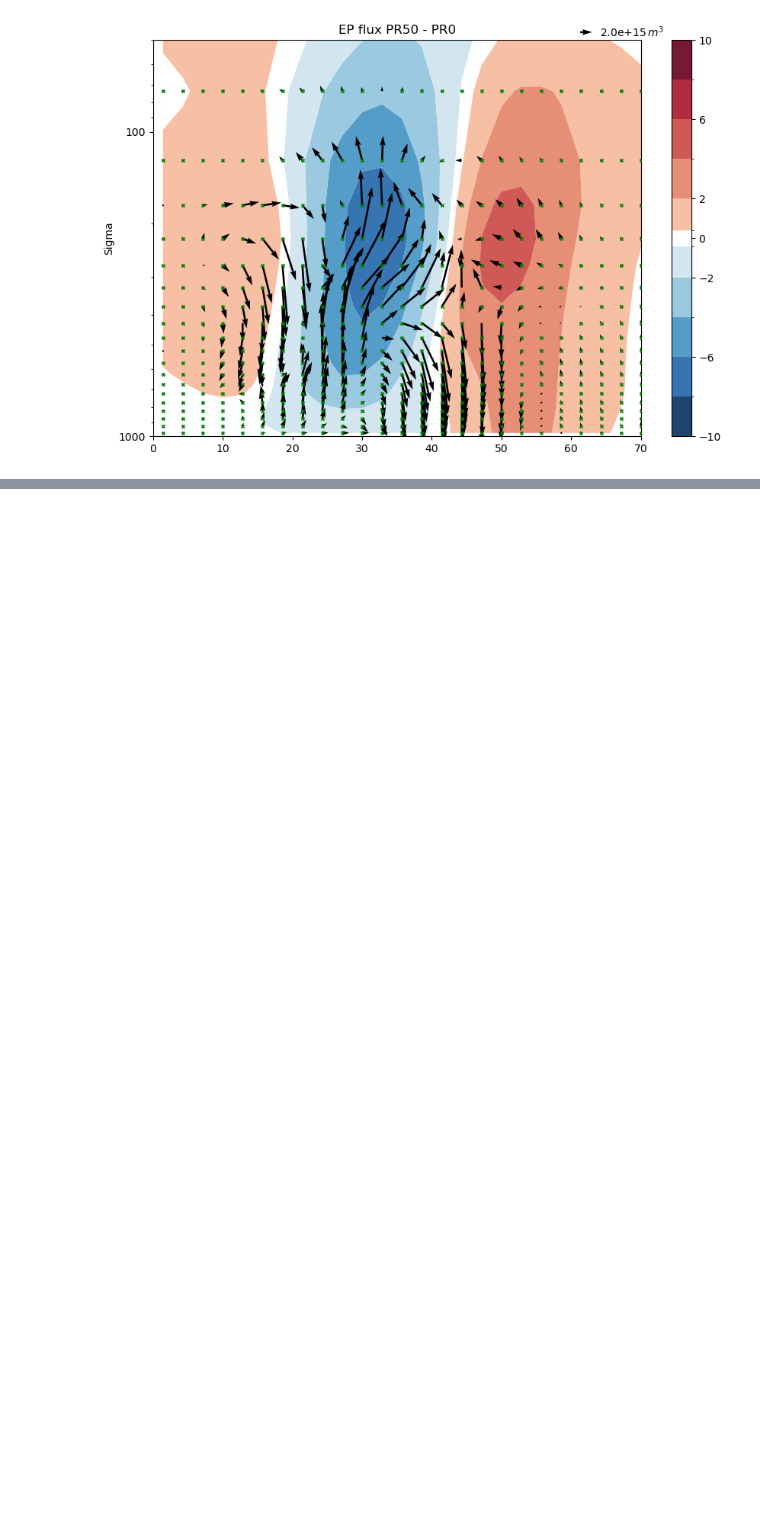
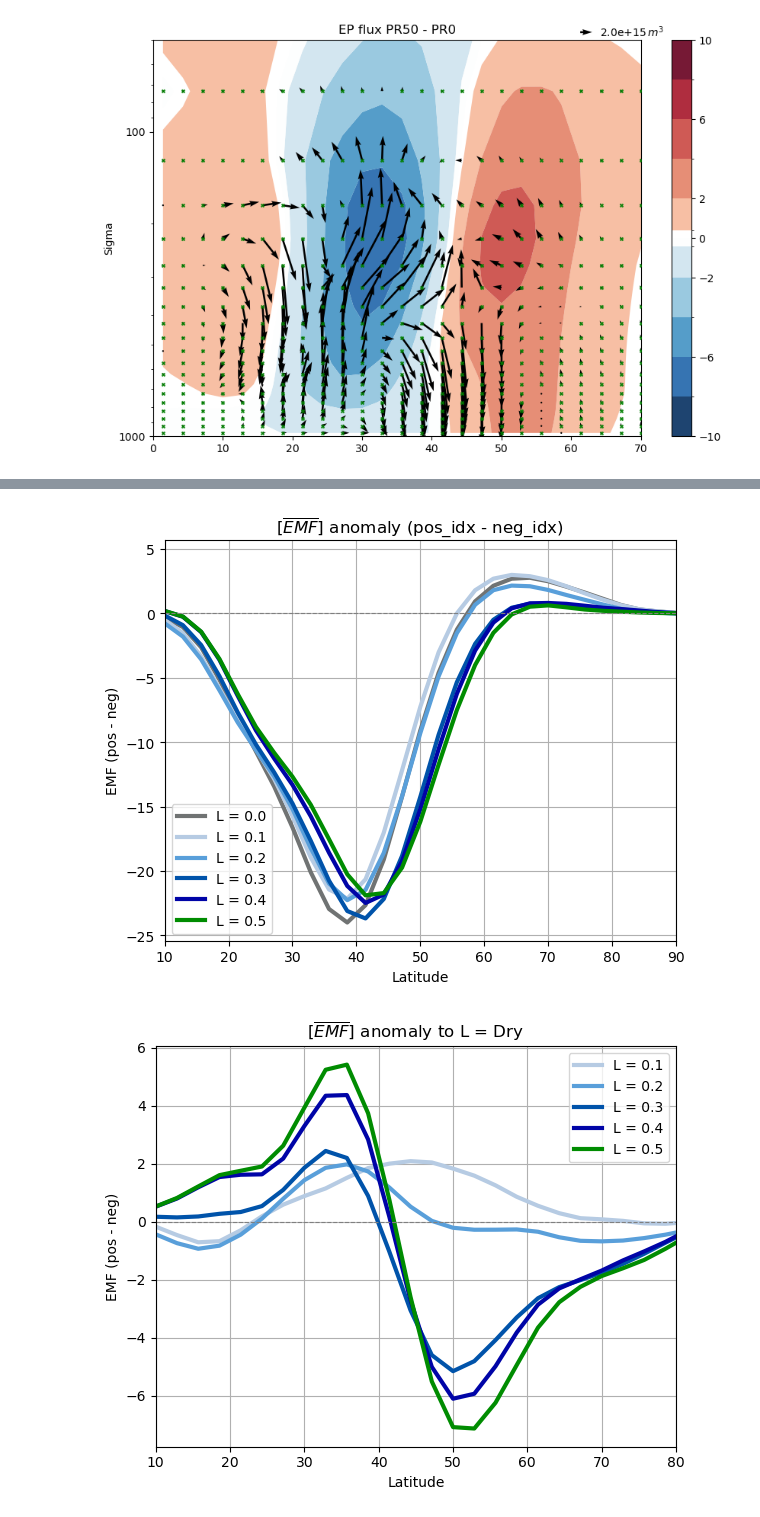
Before and after one commit to PeterChang1023/Moist_Dycore, a Jupyter notebook: EPflux/EP_Flux_all_new.ipynb, the cells around one changed output, grey strips where cells are left out. Cells and saved outputs as stored; diff of their text form; code cells hidden in the pictures; blank space fills up the shorter version.

Commit message:
add EMF 1D anomaly to L=Dry

```diff
--- a/EPflux/EP_Flux_all_new.ipynb
+++ b/EPflux/EP_Flux_all_new.ipynb
@@ -605,11 +605,3 @@ plt.show()
 [figure]
 [figure]
 [figure]
-# %%
-PR = 0
-save_stat_dir = "/data92/PeterChang/back_to_master1220/Moist_Dycore/"
-save_path_samples = f"{save_stat_dir}/EPflux/statistical_test_for_EP_diff_PR{PR}.nc"
-# %%
-with h5py.File(save_path_samples, "r") as f:
-    print(f.keys())
-    EP_phi_stat = f["EP_phi_diff_rand_PR0"][:]
@@ -628,0 +610,72 @@ plt.vlines((ep1_pos - ep1_neg - ep1_pos_neg_PR0)[0,0], ymin=0, ymax=100)
+# %%
+colors = np.array([[112, 115, 115], [182, 203, 227], [89, 159, 218],
+                   [0, 83, 170], [0, 4, 167], [0, 140, 1]]) / 255.0
+# %%
+import matplotlib.pyplot as plt
+import numpy as np
+import h5py
+
+idx_dir = "/data92/PeterChang/back_to_master1220/Moist_Dycore/EPflux/New_PC1_time_idx/"
+pr_list = [0, 10, 20, 30, 40, 50]
+emf_diff_all = {}
+
+for PR in pr_list:
+    # print(f"Loading PR{PR}...")
+    with h5py.File(f"/data92/PeterChang/1120_preprocessing/PR{PR}/climatology/EMF_add_time_dim/EMF_climatology_add_time_dim.h5", "r") as f:
+        EMF = -f["EMF"][:]  # shape: (time, lat)
+
+    with h5py.File(f"{idx_dir}/PC1_positive_1std_PR{PR}.h5") as f:
+        idx_pos = f["time_idx_pos"][:][0]
+    with h5py.File(f"{idx_dir}/PC1_negative_1std_PR{PR}.h5") as f:
+        idx_neg = f["time_idx_neg"][:][0]
+
+    EMF_pos = EMF[idx_pos].mean(axis=0)
+    EMF_neg = EMF[idx_neg].mean(axis=0)
+    emf_diff = EMF_pos - EMF_neg  # shape: (lat,)
+    emf_diff_all[PR] = emf_diff
+
+lat = np.linspace(-90, 90, len(emf_diff))  # or use lat = f["lat"][:] if available
+
+# === Plot ===
+plt.figure(figsize=(6, 5))
+# plt.plot(lat, emf_diff_all[0])
+i = 0
+pr_list_diff = np.arange(0,60,10)
+for PR in pr_list:
+    label = f"L = {PR * 0.01}"
+
+    plt.plot(lat, emf_diff_all[PR], label=label, lw = 3, color=colors[i])
+    i += 1
+
+plt.axhline(0, color='gray', linewidth=0.8, linestyle='--')
+plt.xlabel("Latitude")
+plt.ylabel("EMF (pos - neg)")
+plt.title(r"$[\overline{EMF}]$ anomaly (pos_idx - neg_idx)")
+plt.legend(fontsize=12, frameon=True, ncols=1, prop={'size': 10})
+plt.grid(True)
+plt.tight_layout()
+plt.xlim([10,90])
+plt.show()
+
+
+# === Plot different===
+plt.figure(figsize=(6, 5))
+i = 0
+pr_list_diff = np.arange(10,60,10)
+for PR in pr_list_diff:
+    label = f"L = {PR * 0.01}"
+    plt.plot(lat, emf_diff_all[PR] - emf_diff_all[0], label=label, lw = 3, color=colors[i+1])
+    i += 1
+
+plt.axhline(0, color='gray', linewidth=0.8, linestyle='--')
+plt.xlabel("Latitude")
+plt.ylabel("EMF (pos - neg)")
+plt.title(r"$[\overline{EMF}]$ anomaly to L = Dry")
+plt.legend(fontsize=12, frameon=True, ncols=1, prop={'size': 10})
+plt.grid(True)
+plt.tight_layout()
+plt.xlim([10,80])
+plt.show()
+# %% [output]
+[figure, added]
+[figure, added]
```
Also changed, not shown: parts of 4 cells of this notebook.
